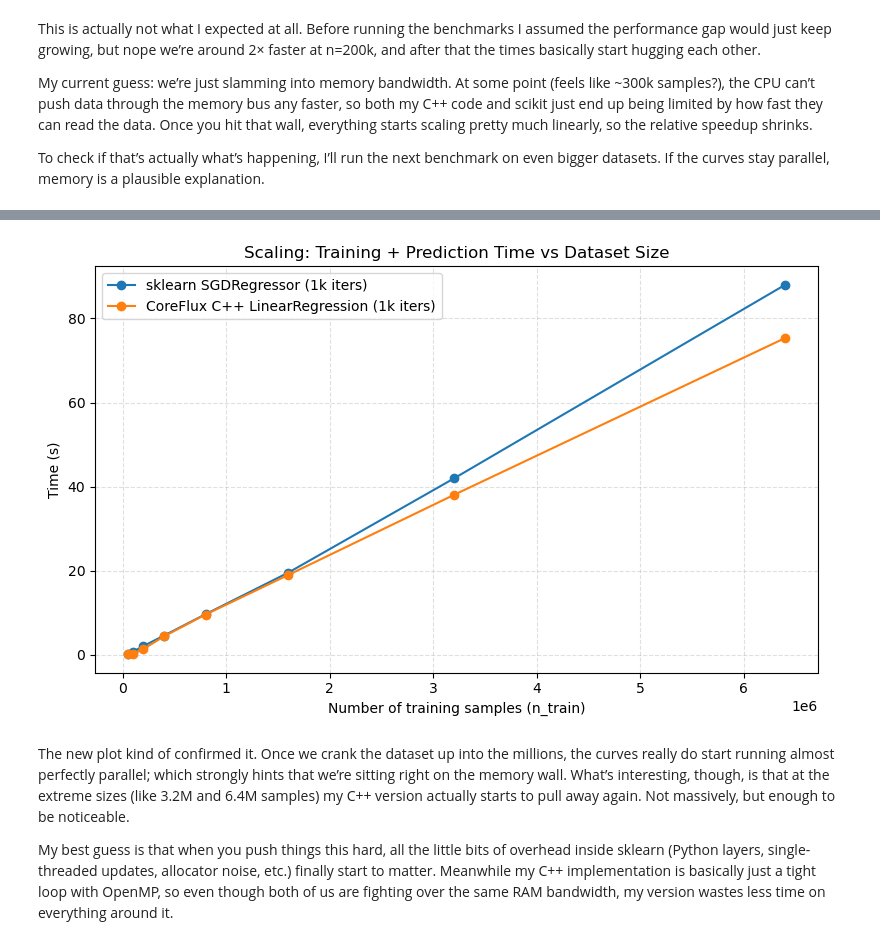
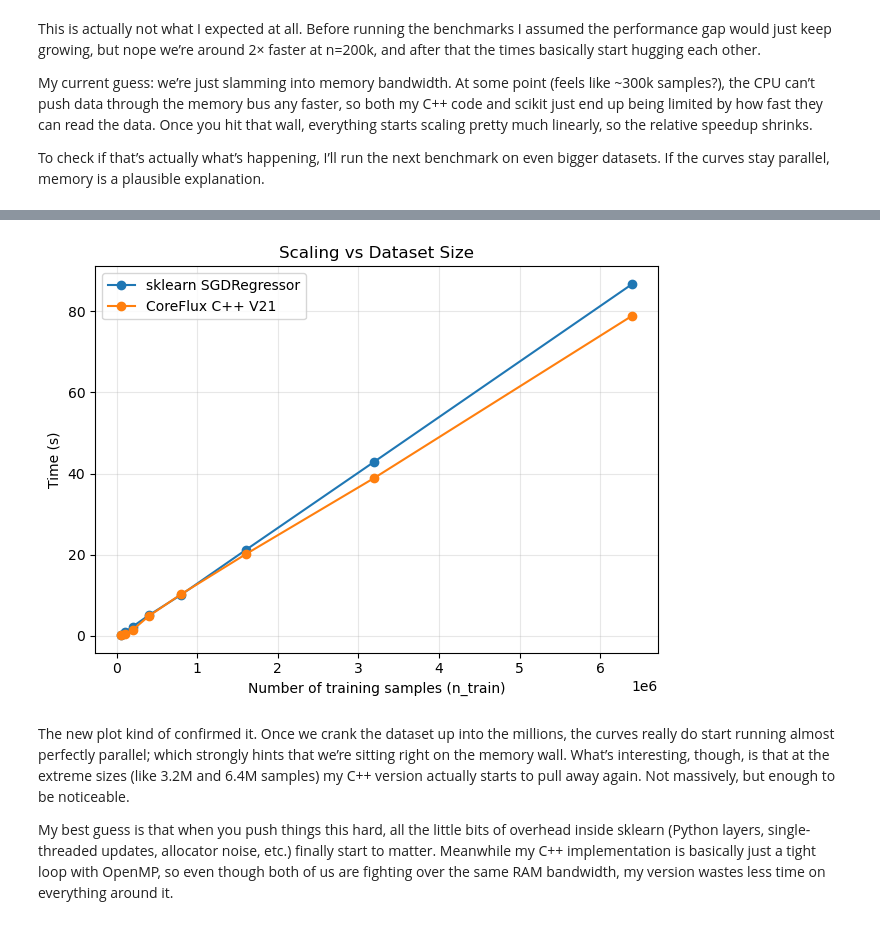
Before and after one commit to JonasLilletevedt/R-ML-models, a Jupyter notebook: notebooks/benchmarks/benchmark_linear_regression_speed.ipynb, the cells around one changed output, grey strips where cells are left out. Cells and saved outputs as stored; diff of their text form; code cells hidden in the pictures.

```diff
--- a/notebooks/benchmarks/benchmark_linear_regression_speed.ipynb
+++ b/notebooks/benchmarks/benchmark_linear_regression_speed.ipynb
@@ -174,34 +306,4 @@ For each training size n_train, we:
 Finally, we plot runtime vs n_train.
 # %% [markdown]
 Some helper functions for creating dataset and timing the model
-# %%
-rng = np.random.default_rng(0)
-
-def make_dataset(n_train, n_test, n_features, rng):
-    X_train = rng.normal(size=(n_train, n_features))
-    w_true = rng.normal(size=n_features)
-    y_train = X_train @ w_true + rng.normal(scale=0.1, size=n_train)
-
-    X_test = rng.normal(size=(n_test, n_features))
-
-    # Column-wise normalization
-    norms = np.linalg.norm(X_train, axis=0)
-    norms[norms == 0.0] = 1.0
-
-    X_train_scaled = X_train / norms
-    X_test_scaled = X_test / norms
-
-    return X_train_scaled, y_train, X_test_scaled
-
-
-def time_model(name, build_and_run, repeat=3):
-    """Return mean runtime over `repeat` runs."""
-    times = []
-    for _ in range(repeat):
-        start = time.perf_counter()
-        build_and_run()
-        times.append(time.perf_counter() - start)
-    mean_t = float(np.mean(times))
-    print(f"{name}: mean={mean_t:.4f}s over {repeat} runs")
-    return mean_t
 # %%
@@ -346,21 +425,18 @@ C++ LinearRegression (1k iters): mean=75.3482s over 3 runs
 # %%
-plt.figure(figsize=(8, 5))
-plt.plot(train_sizes, sgd_times, marker="o", label="sklearn SGDRegressor (1k iters)")
-plt.plot(train_sizes, cpp_times, marker="o", label="CoreFlux C++ LinearRegression (1k iters)")
+plt.plot(train_sizes, sgd_times, marker="o", label="sklearn SGDRegressor")
+plt.plot(train_sizes, v21_times, marker="o", label="CoreFlux C++ V21")
 
 plt.xlabel("Number of training samples (n_train)")
 plt.ylabel("Time (s)")
-plt.title("Scaling: Training + Prediction Time vs Dataset Size")
-plt.grid(True, which="both", linestyle="--", alpha=0.4)
+plt.title("Scaling vs Dataset Size")
+plt.grid(True, alpha=0.3)
 plt.legend()
+plt.tight_layout()
 
-# save fig for LinearRegression.md
-plt.savefig("../../plots/linear_scaling_v2_large_dataset.png", dpi=200, bbox_inches='tight')
-
-plt.tight_layout()
+plt.savefig("../../plots/linear_scaling_v21_vs_sdgr_large_dataset.png", dpi=200, bbox_inches="tight")
 plt.show()
 # %% [output]
-[figure, old version]
+[figure, new version]
 # %% [markdown]
 The new plot kind of confirmed it. Once we crank the dataset up into the millions, the curves really do start running almost perfectly parallel; which strongly hints that we’re sitting right on the memory wall. What’s interesting, though, is that at the extreme sizes (like 3.2M and 6.4M samples) my C++ version actually starts to pull away again. Not massively, but enough to be noticeable.
 
```
Also changed, not shown: parts of 30 cells of this notebook, 12 other files.
